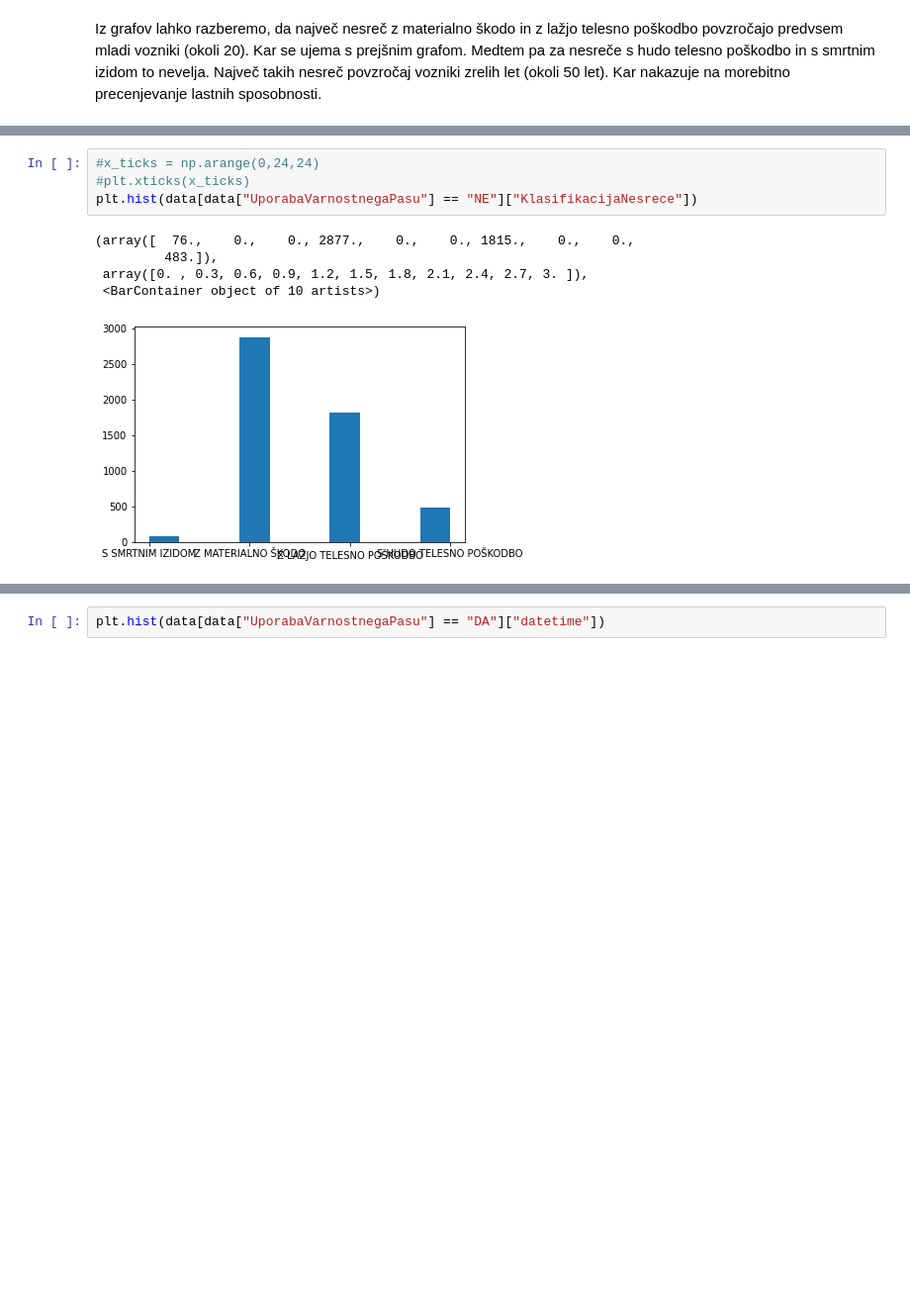
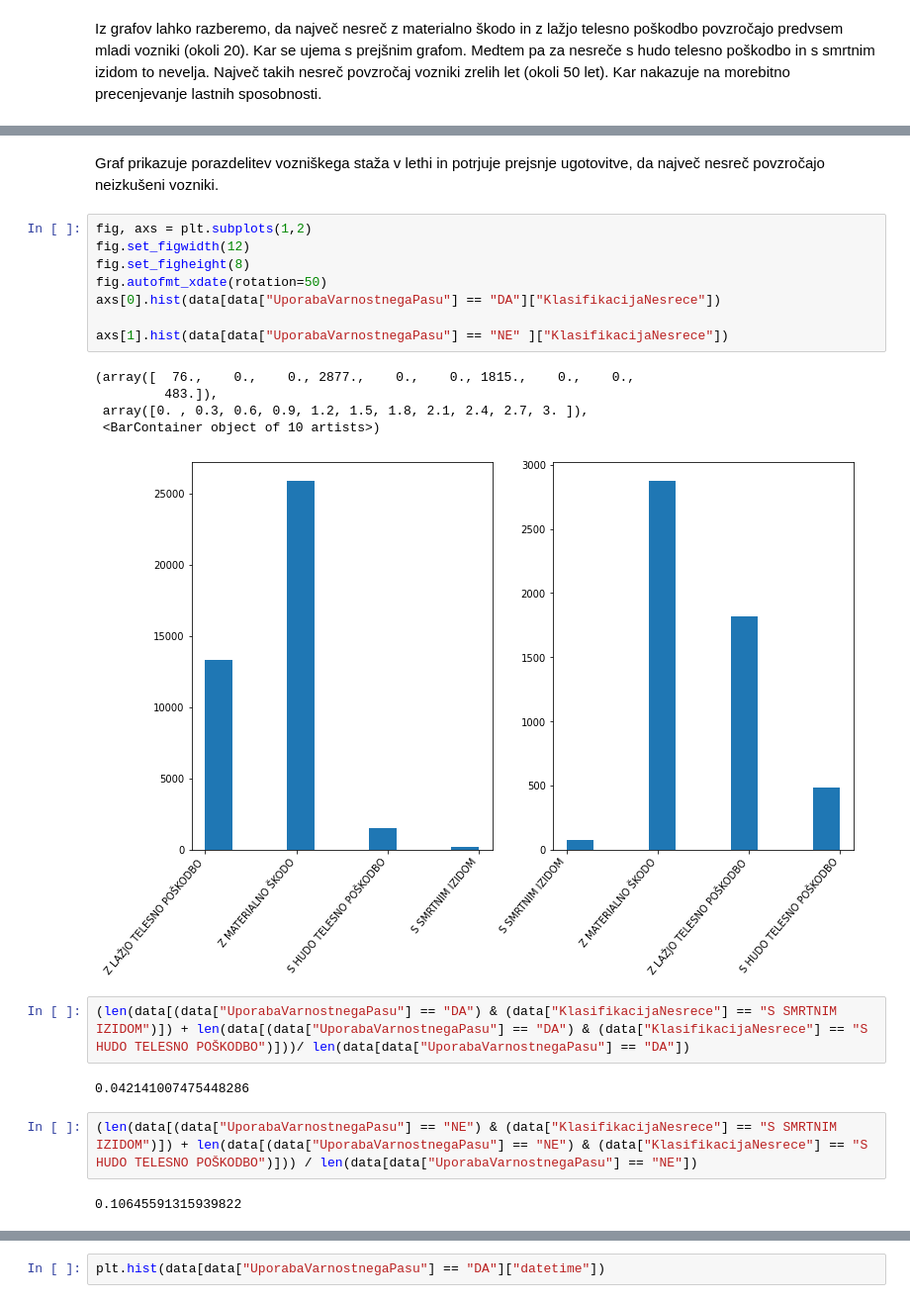
Before and after one commit to matej2000/PR21MV, a Jupyter notebook: main.ipynb, the cells around one changed output, grey strips where cells are left out. Shown at 99% size. Drawn from its saved outputs; the diff is of its cells as text; blank space fills up the shorter version.

```diff
--- a/main.ipynb
+++ b/main.ipynb
@@ -263,10 +248,24 @@ plt.hist(data[data["UporabaVarnostnegaPasu"] == "DA"]["KlasifikacijaNesrece"])
-# %%
-#x_ticks = np.arange(0,24,24)
-#plt.xticks(x_ticks)
-plt.hist(data[data["UporabaVarnostnegaPasu"] == "NE"]["KlasifikacijaNesrece"])
-# %% [output]
-(array([  76.,    0.,    0., 2877.,    0.,    0., 1815.,    0.,    0.,
-         483.]),
- array([0. , 0.3, 0.6, 0.9, 1.2, 1.5, 1.8, 2.1, 2.4, 2.7, 3. ]),
- <BarContainer object of 10 artists>)
-[figure, removed]
+# %% [markdown]
+Graf prikazuje porazdelitev vozniškega staža v lethi in potrjuje prejsnje ugotovitve, da največ nesreč povzročajo neizkušeni vozniki.
+# %%
+fig, axs = plt.subplots(1,2)
+fig.set_figwidth(12)
+fig.set_figheight(8)
+fig.autofmt_xdate(rotation=50)
+axs[0].hist(data[data["UporabaVarnostnegaPasu"] == "DA"]["KlasifikacijaNesrece"])
+
+axs[1].hist(data[data["UporabaVarnostnegaPasu"] == "NE" ]["KlasifikacijaNesrece"])
+# %% [output]
+(array([  76.,    0.,    0., 2877.,    0.,    0., 1815.,    0.,    0.,
+         483.]),
+ array([0. , 0.3, 0.6, 0.9, 1.2, 1.5, 1.8, 2.1, 2.4, 2.7, 3. ]),
+ <BarContainer object of 10 artists>)
+[figure, added]
+# %%
+(len(data[(data["UporabaVarnostnegaPasu"] == "DA") & (data["KlasifikacijaNesrece"] == "S SMRTNIM IZIDOM")]) + len(data[(data["UporabaVarnostnegaPasu"] == "DA") & (data["KlasifikacijaNesrece"] == "S HUDO TELESNO POŠKODBO")]))/ len(data[data["UporabaVarnostnegaPasu"] == "DA"])
+# %% [output]
+0.042141007475448286
+# %%
+(len(data[(data["UporabaVarnostnegaPasu"] == "NE") & (data["KlasifikacijaNesrece"] == "S SMRTNIM IZIDOM")]) + len(data[(data["UporabaVarnostnegaPasu"] == "NE") & (data["KlasifikacijaNesrece"] == "S HUDO TELESNO POŠKODBO")])) / len(data[data["UporabaVarnostnegaPasu"] == "NE"])
+# %% [output]
+0.10645591315939822
```
Also changed, not shown: parts of 5 cells of this notebook.
